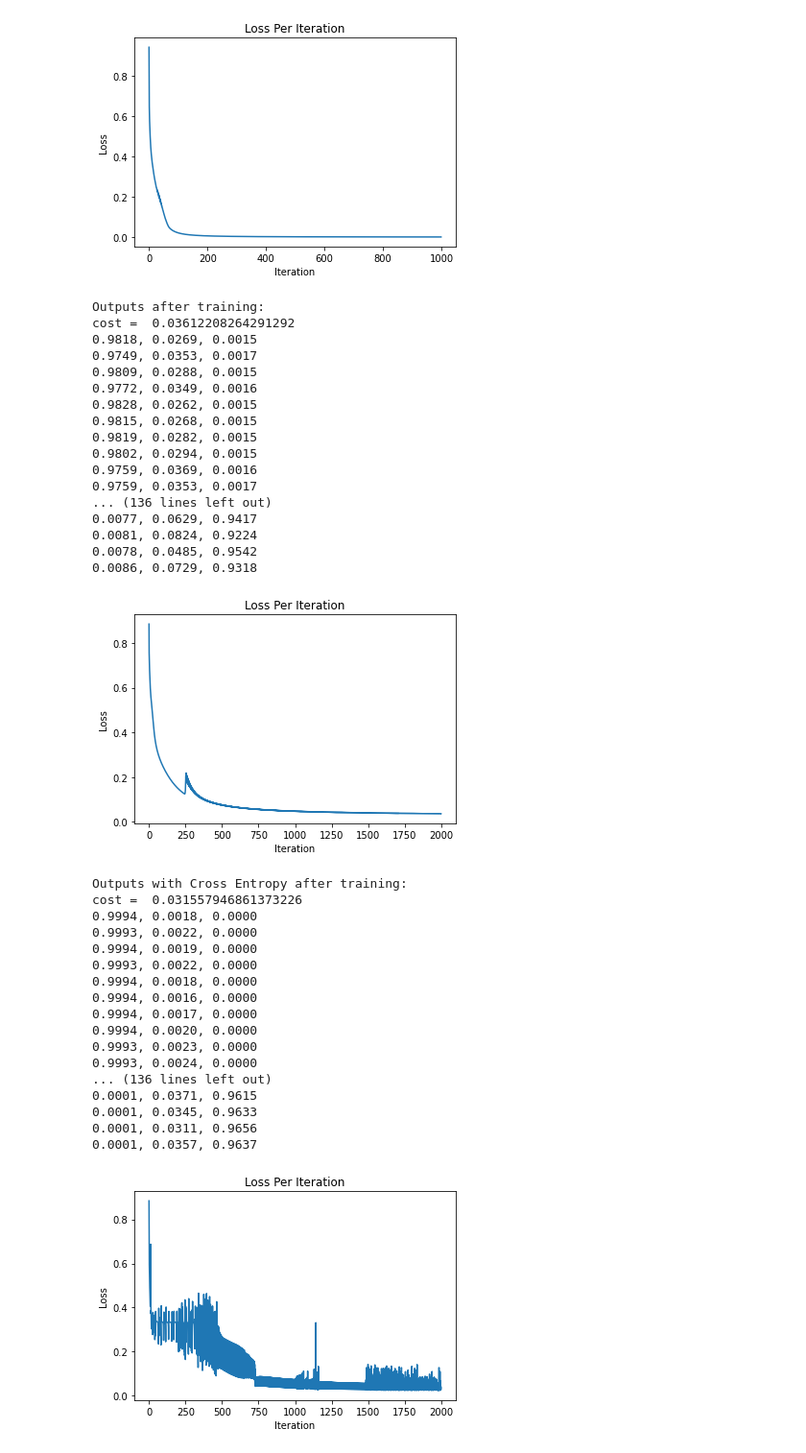
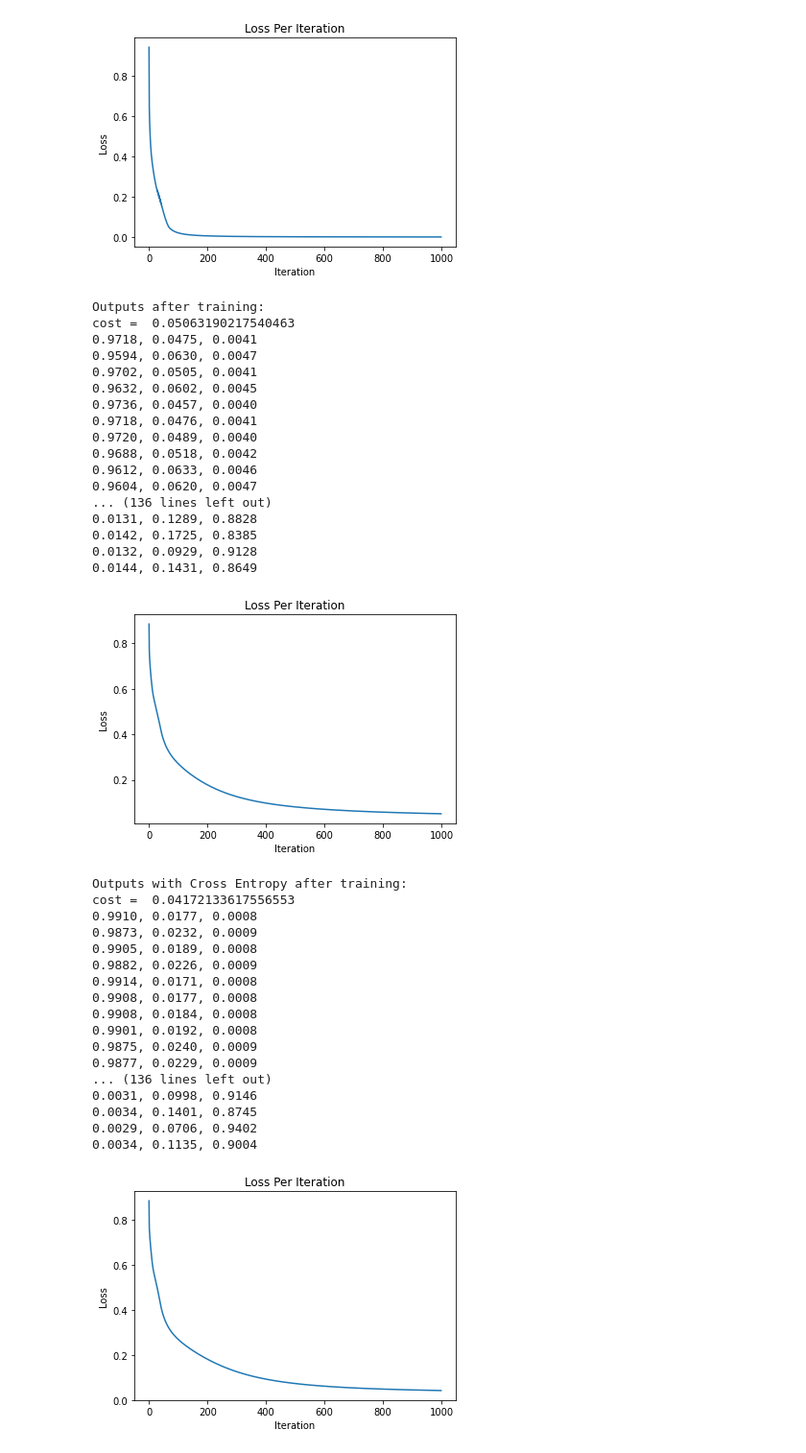
Before and after one commit to MK-CIAN/A.I.-MLP-ASSIGNMENT, a Jupyter notebook: XOR_MLP v1.ipynb, the cells around one changed output. Shown at 96% size. Drawn from its saved outputs; the diff is of its cells as text; code cells hidden in the pictures.

```diff
--- a/XOR_MLP v1.ipynb
+++ b/XOR_MLP v1.ipynb
@@ -605,7 +605,7 @@ iris_mlp.train_outputs = iris_data_output
 
 #Training the MLP
 epochs = 1000
-learning_rate = 1.0
+learning_rate = 0.
 
 print("\nOutputs after training:")
 c = iris_mlp.train(epochs, learning_rate)
@@ -613,56 +613,56 @@ print("cost = ", str(c[-1]))
 print(iris_mlp.feedforward(xs))
 # %% [output]
 Outputs after training:
-cost =  0.03612208264291292
-0.9818, 0.0269, 0.0015
-0.9749, 0.0353, 0.0017
-0.9809, 0.0288, 0.0015
-0.9772, 0.0349, 0.0016
-0.9828, 0.0262, 0.0015
-0.9815, 0.0268, 0.0015
-0.9819, 0.0282, 0.0015
-0.9802, 0.0294, 0.0015
-0.9759, 0.0369, 0.0016
-0.9759, 0.0353, 0.0017
+cost =  0.05063190217540463
+0.9718, 0.0475, 0.0041
+0.9594, 0.0630, 0.0047
+0.9702, 0.0505, 0.0041
+0.9632, 0.0602, 0.0045
+0.9736, 0.0457, 0.0040
+0.9718, 0.0476, 0.0041
+0.9720, 0.0489, 0.0040
+0.9688, 0.0518, 0.0042
+0.9612, 0.0633, 0.0046
+0.9604, 0.0620, 0.0047
 ... (136 lines left out)
-0.0077, 0.0629, 0.9417
-0.0081, 0.0824, 0.9224
-0.0078, 0.0485, 0.9542
-0.0086, 0.0729, 0.9318
+0.0131, 0.1289, 0.8828
+0.0142, 0.1725, 0.8385
+0.0132, 0.0929, 0.9128
+0.0144, 0.1431, 0.8649
-[figure, old version]
+[figure, new version]
 # %%
 #Problem 4 Iris Dataset with Cross Entropy Cost
 #Creating the MLP
 iris_mlp_cross_entropy = MLP_Cross_Entropy(4,7,3)
 
 #Setting the training inputs and outputs
 iris_mlp_cross_entropy.train_inputs = iris_data_inputs
 iris_mlp_cross_entropy.train_outputs = iris_data_output
 
 #Training the MLP
 epochs = 1000
-learning_rate = 1.0
+learning_rate = 0.17
 
 print("\nOutputs with Cross Entropy after training:")
 c = iris_mlp_cross_entropy.train(epochs, learning_rate)
 print("cost = ", str(c[-1]))
 print(iris_mlp_cross_entropy.feedforward(xs))
 # %% [output]
 Outputs with Cross Entropy after training:
-cost =  0.031557946861373226
-0.9994, 0.0018, 0.0000
-0.9993, 0.0022, 0.0000
-0.9994, 0.0019, 0.0000
-0.9993, 0.0022, 0.0000
-0.9994, 0.0018, 0.0000
-0.9994, 0.0016, 0.0000
-0.9994, 0.0017, 0.0000
-0.9994, 0.0020, 0.0000
-0.9993, 0.0023, 0.0000
-0.9993, 0.0024, 0.0000
+cost =  0.04172133617556553
+0.9910, 0.0177, 0.0008
+0.9873, 0.0232, 0.0009
+0.9905, 0.0189, 0.0008
+0.9882, 0.0226, 0.0009
+0.9914, 0.0171, 0.0008
+0.9908, 0.0177, 0.0008
+0.9908, 0.0184, 0.0008
+0.9901, 0.0192, 0.0008
+0.9875, 0.0240, 0.0009
+0.9877, 0.0229, 0.0009
 ... (136 lines left out)
-0.0001, 0.0371, 0.9615
-0.0001, 0.0345, 0.9633
-0.0001, 0.0311, 0.9656
-0.0001, 0.0357, 0.9637
+0.0031, 0.0998, 0.9146
+0.0034, 0.1401, 0.8745
+0.0029, 0.0706, 0.9402
+0.0034, 0.1135, 0.9004
-[figure, old version]
+[figure, new version]
```
Also changed, not shown: parts of 2 cells of this notebook, 1 other file.
